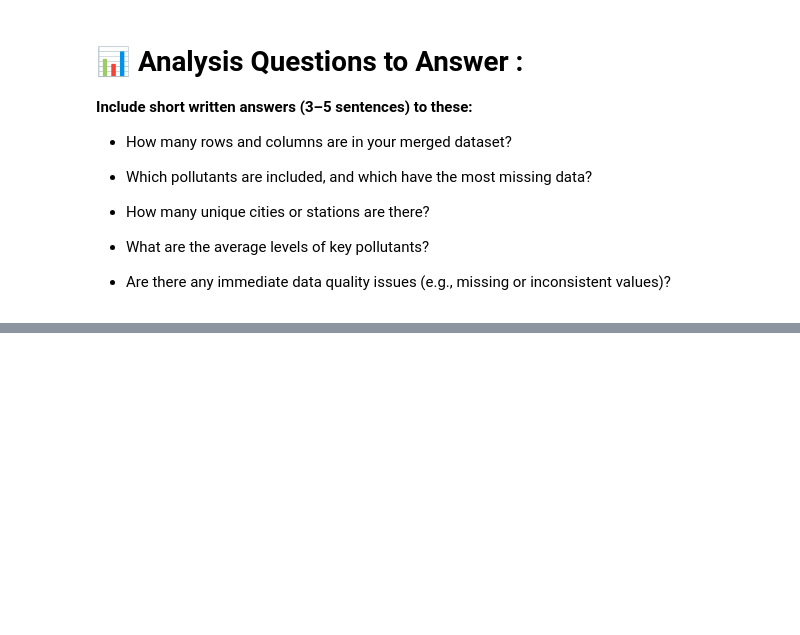
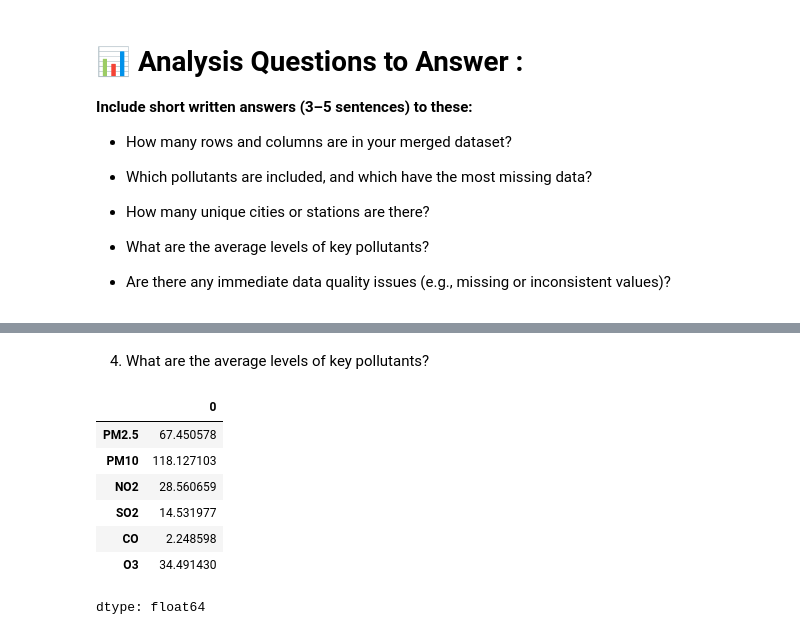
Before and after one commit to suryautharakumar/CMP7005_Programming_for_Data_Analysis, a Jupyter notebook: Week5_workshop4__Pandas_Part2.ipynb, the cells around one changed output, grey strips where cells are left out. Cells and saved outputs as stored; diff of their text form; code cells hidden in the pictures; blank space fills up the shorter version.

```diff
--- a/Week5_workshop4__Pandas_Part2.ipynb
+++ b/Week5_workshop4__Pandas_Part2.ipynb
@@ -323,0 +309,16 @@ display(missing_values.style.background_gradient(cmap='Reds'))
+# %% [markdown]
+4. What are the average levels of key pollutants?
+# %%
+#04 Question
+# You can calculate this with:
+
+df[['PM2.5', 'PM10', 'NO2', 'SO2', 'CO', 'O3']].mean()
+# %% [output]
+|  | 0 |
+| PM2.5 | 67.450578 |
+| PM10 | 118.127103 |
+| NO2 | 28.560659 |
+| SO2 | 14.531977 |
+| CO | 2.248598 |
+| O3 | 34.491430 |
+dtype: float64
```
Also changed, not shown: parts of 23 cells of this notebook.
